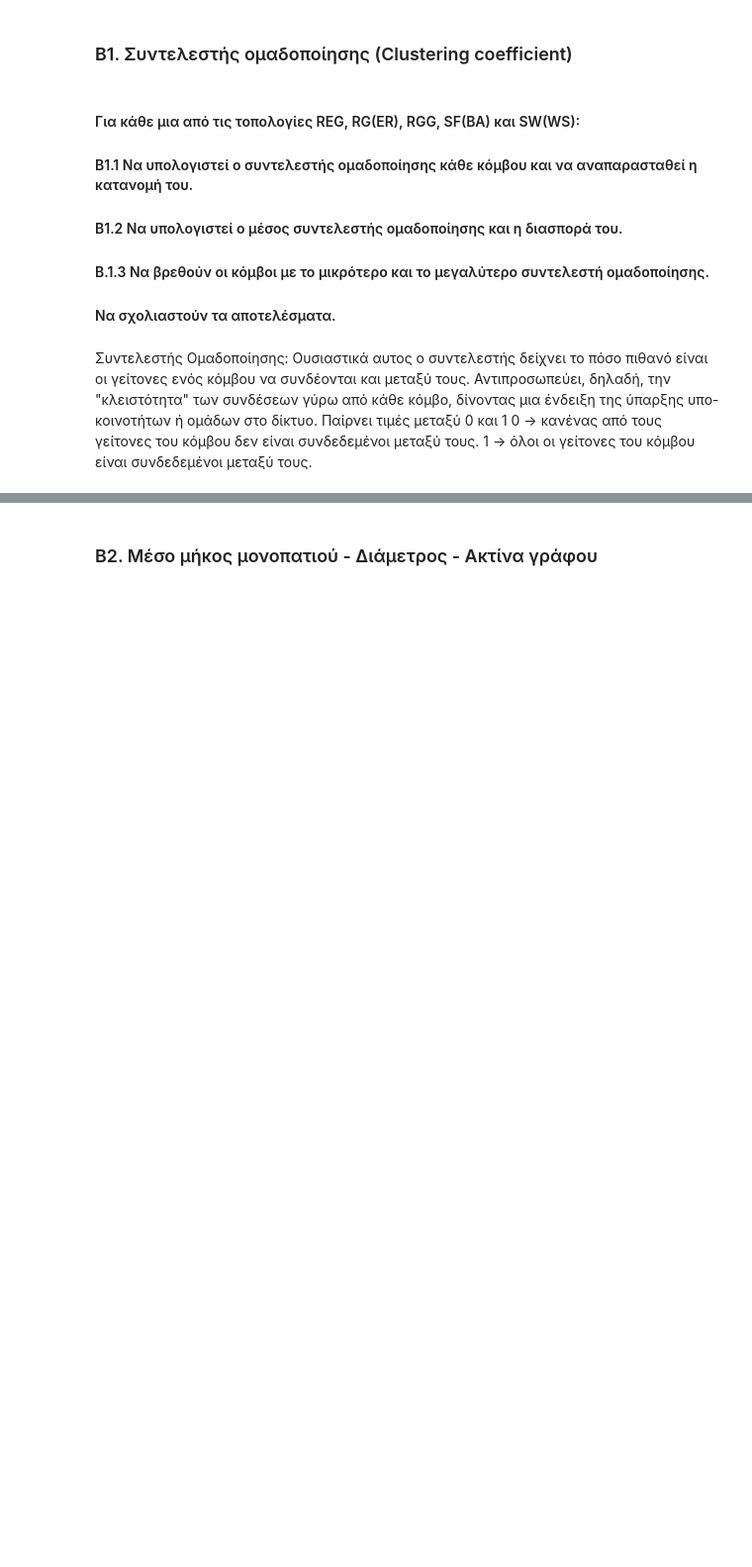
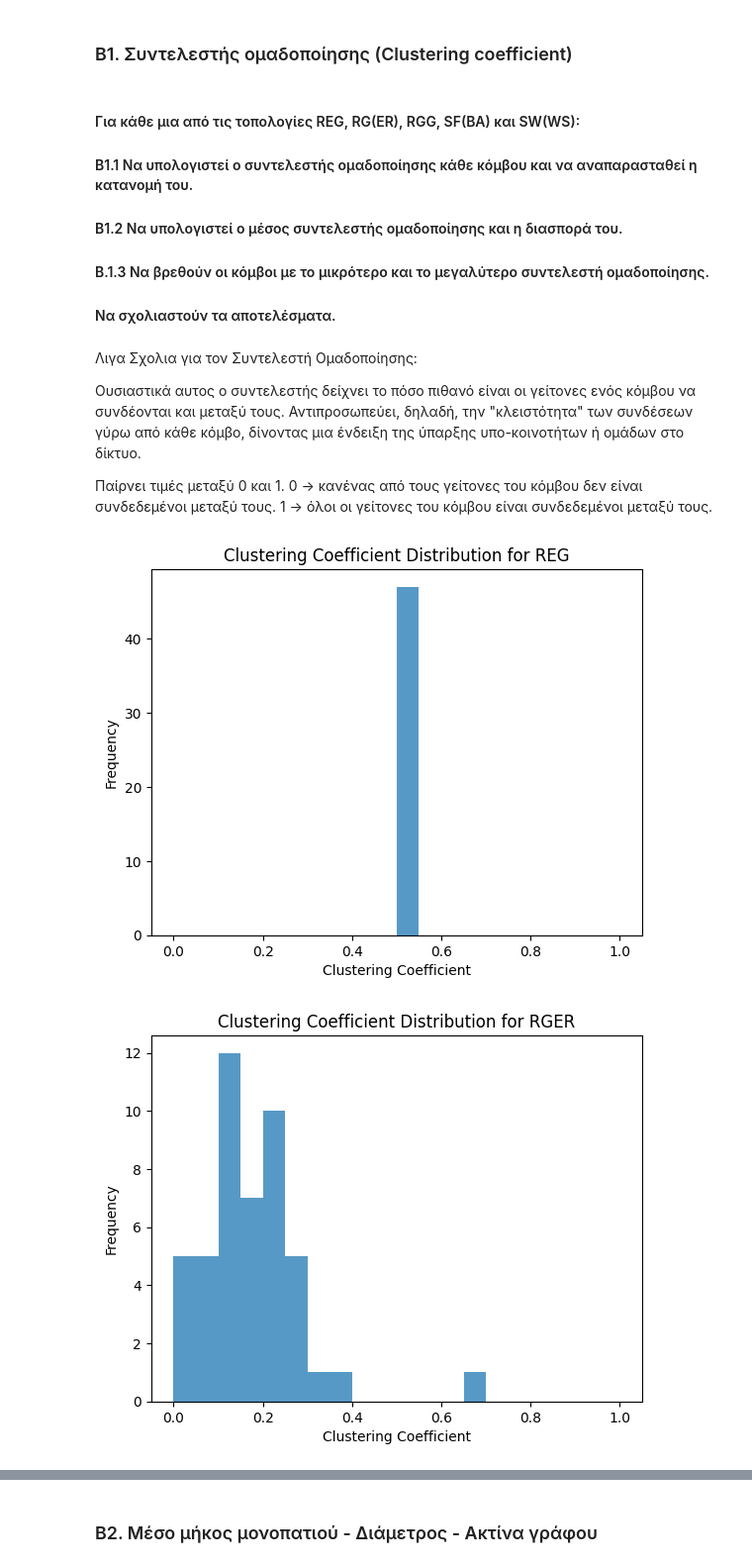
Before and after one commit to ntua-el20827/NTUA_Social_Networks_Analysis, a Jupyter notebook: lab01/lab1_student_version_2024.ipynb, the cells around one changed output, grey strips where cells are left out. Shown at 99% size. Saved outputs shown, nothing was run; the diff lists cells and outputs as text; code cells hidden in the pictures; blank space fills up the shorter version.

```diff
--- a/lab01/lab1_student_version_2024.ipynb
+++ b/lab01/lab1_student_version_2024.ipynb
@@ -235,8 +249,12 @@ nx.draw_circular(SW, with_labels=True)
 #### Β.1.3 Να βρεθούν οι κόμβοι με το μικρότερο και το μεγαλύτερο συντελεστή ομαδοποίησης.
 #### Να σχολιαστούν τα αποτελέσματα.
 # %% [markdown]
-Συντελεστής Ομαδοποίησης:
-    Ουσιαστικά αυτος ο συντελεστής δείχνει το πόσο πιθανό είναι οι γείτονες ενός κόμβου να συνδέονται και μεταξύ τους. Αντιπροσωπεύει, δηλαδή, την "κλειστότητα" των συνδέσεων γύρω από κάθε κόμβο, δίνοντας μια ένδειξη της ύπαρξης υπο-κοινοτήτων ή ομάδων στο δίκτυο.
-    Παίρνει τιμές μεταξύ 0 και 1
-    0 -> κανένας από τους γείτονες του κόμβου δεν είναι συνδεδεμένοι μεταξύ τους.
-    1 -> όλοι οι γείτονες του κόμβου είναι συνδεδεμένοι μεταξύ τους.
+Λιγα Σχολια για τον Συντελεστή Ομαδοποίησης:
+
+
+Ουσιαστικά αυτος ο συντελεστής δείχνει το πόσο πιθανό είναι οι γείτονες ενός κόμβου να συνδέονται και μεταξύ τους. Αντιπροσωπεύει, δηλαδή, την "κλειστότητα" των συνδέσεων γύρω από κάθε κόμβο, δίνοντας μια ένδειξη της ύπαρξης υπο-κοινοτήτων ή ομάδων στο δίκτυο.
+
+
+Παίρνει τιμές μεταξύ 0 και 1.
+0 -> κανένας από τους γείτονες του κόμβου δεν είναι συνδεδεμένοι μεταξύ τους.
+1 -> όλοι οι γείτονες του κόμβου είναι συνδεδεμένοι μεταξύ τους.
@@ -245,0 +261,26 @@ def cc(G):
+# %%
+# Usefull functions
+def cc(G):
+    return nx.clustering(G)
+def av_cc(G):
+    return nx.average_clustering(G)
+
+#Graphs
+graphs = [REG, RGER, RGG, SF, SW]
+graph_names = ['REG', 'RGER', 'RGG', 'SF', 'SW']
+# %%
+#Β1.1
+for graph, graph_name in zip(graphs, graph_names):
+    #calculate the clustering coefficient for each node
+    clustering_coeffs = cc(graph) #this is a dictionary! (node: clustering coefficient)
+    coeff_values = list(clustering_coeffs.values())
+
+    # Plot distribution of clustering coefficients
+    plt.hist(coeff_values, bins=20, alpha=0.75, range=(0, 1))
+    plt.title(f'Clustering Coefficient Distribution for {graph_name}')
+    plt.xlabel('Clustering Coefficient')
+    plt.ylabel('Frequency')
+    plt.show()
+# %% [output]
+[figure, added]
+[figure, added]
```
Also changed, not shown: parts of 23 cells of this notebook, 1 other file.
